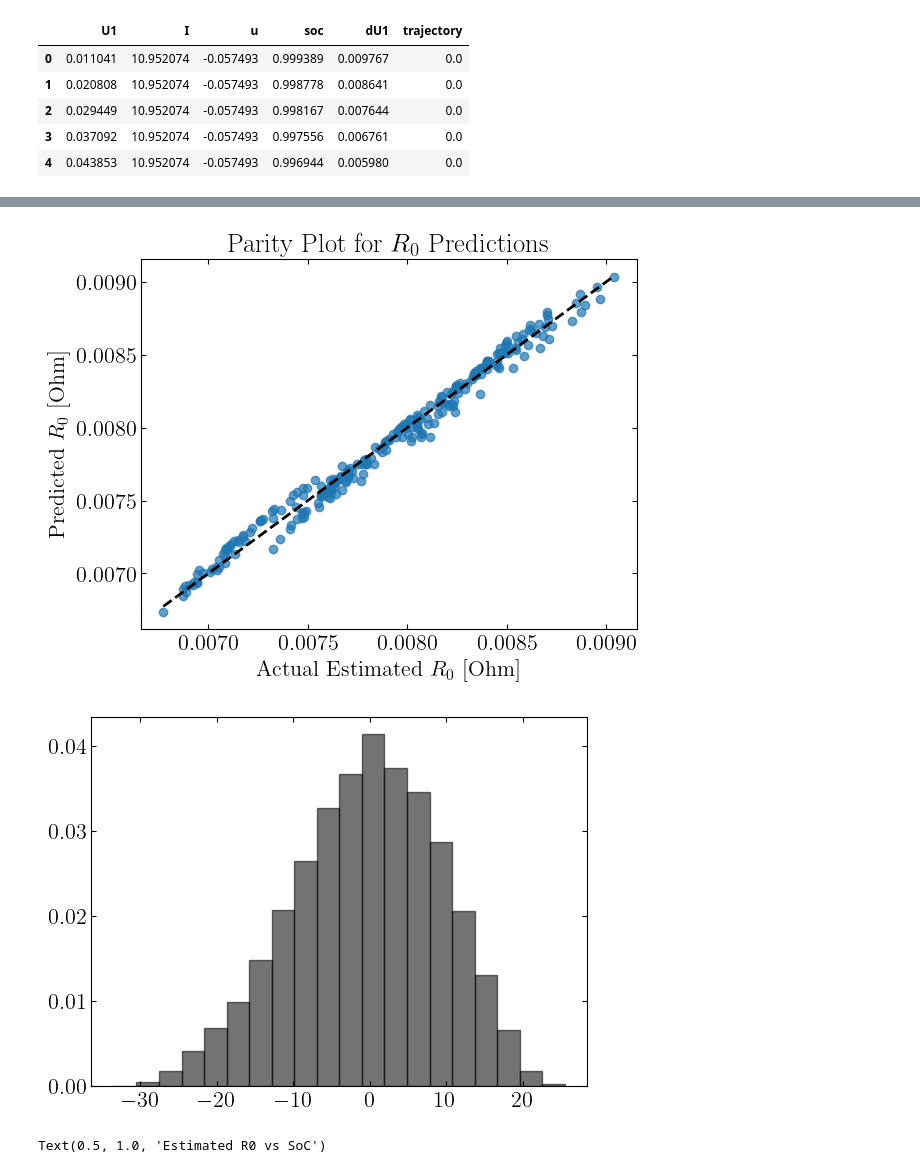
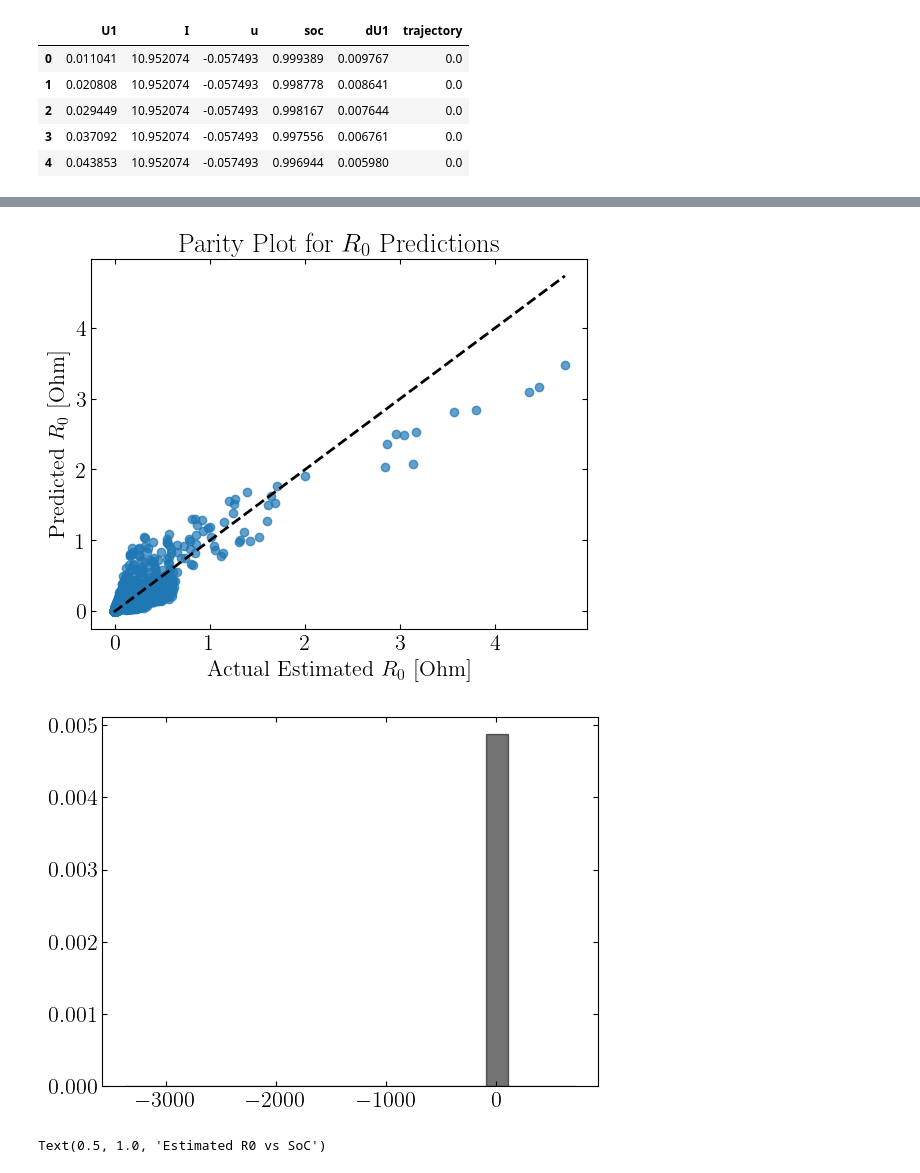
Before and after one commit to j-haralds/MSc_thesis, a Jupyter notebook: program/5_Multi/2_JH_symbol_multi.ipynb, the cells around one changed output, grey strips where cells are left out. Cells and saved outputs as stored; diff of their text form; code cells hidden in the pictures.

```diff
--- a/program/5_Multi/2_JH_symbol_multi.ipynb
+++ b/program/5_Multi/2_JH_symbol_multi.ipynb
@@ -263,13 +263,6 @@ df.head()
 | 3 | 0.037092 | 10.952074 | -0.057493 | 0.997556 | 0.006761 | 0.0 |
 | 4 | 0.043853 | 10.952074 | -0.057493 | 0.996944 | 0.005980 | 0.0 |
 # %%
-inds = U1_data[:,-1] < int(N_trajs * 0.005)
-print(int(N_trajs * 0.005))
-X_data = U1_data[inds,:-2]  # I,u,soc,dU1/dt
-
-Y_data = U1_data[inds,-2]
-
-
-print(f'X_data shape: {X_data.shape}')
-print(f'Y_data shape: {Y_data.shape}')
+inds = np.arange(0,len(U1_data)) % 20 == 0
+print(inds.sum())
 # %% [output]
@@ -278,0 +270,12 @@ Y_data shape: (4315,)
+# %%
+X_full = U1_data[:,:-2]  # I,u,soc,dU1/dt
+Y_full = U1_data[:,-2]
+X_data = U1_data[inds,:-2]  # I,u,soc,dU1/dt
+Y_data = U1_data[inds,-2]
+
+X_data[:,0] *= 100
+X_data[:,1] *= 100
+Y_data *= 100
+
+print(f'X_data shape: {X_data.shape}')
+print(f'Y_data shape: {Y_data.shape}')
@@ -279,15 +285,17 @@ Y_data shape: (4315,)
 # %%
 model = PySRRegressor(
     model_selection="score",
-    niterations=250,
+    niterations=200,
     binary_operators=[
         "+", "*", '-','/'
     ],
     unary_operators=['sqrt','square', 'cube'],
     elementwise_loss="loss(x, y) = (x - y)^2",
-    populations=10,
-    verbosity=1,
-    expression_spec=template, batch_size= 128
+    populations=20,
+    verbosity=0,
+    expression_spec=template,
+    batching = True,
+    batch_size= 128
 )
 # %%
 model.fit(X_data, Y_data)
@@ -337,19 +357,19 @@ plt.show()
 # %%
 # Parity plot
-R0_pred = model.predict(X_data)
-plt.scatter(R0_est, R0_pred, color=colors[0],alpha = 0.7)
-plt.plot([R0_est.min(), R0_est.max()], [R0_est.min(), R0_est.max()], 'k--', lw=2)
+Y_pred = model.predict(X_data)
+plt.scatter(Y_data, Y_pred, color=colors[0],alpha = 0.7)
+plt.plot([Y_data.min(), Y_data.max()], [Y_data.min(), Y_data.max()], 'k--', lw=2)
 plt.xlabel('Actual Estimated $R_0$ [Ohm]')
 plt.ylabel('Predicted $R_0$ [Ohm]')
 plt.title('Parity Plot for $R_0$ Predictions')
 plt.show()
 # %% [output]
-[figure, old version]
+[figure, new version]
 # %%
-plt.hist(100 * (1  - R0_pred / R0_est).ravel(), bins=20, color=colors[3], edgecolor='k', alpha=0.55, density=True)
+plt.hist((1  - Y_pred / Y_data).ravel(), bins=20, color=colors[3], edgecolor='k', alpha=0.55, density=True)
 plt.show()
 # %% [output]
-[figure, old version]
+[figure, new version]
 # %%
 plot_idx = 8
 
```
Also changed, not shown: parts of 6 cells of this notebook, 26 other files.
